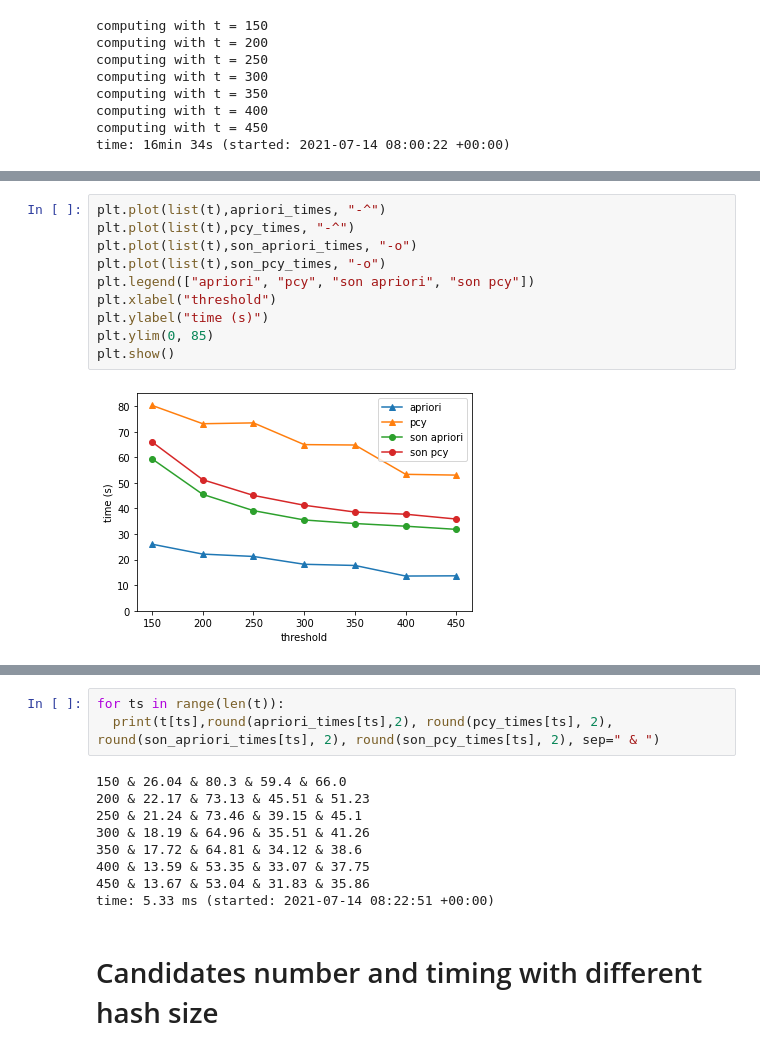
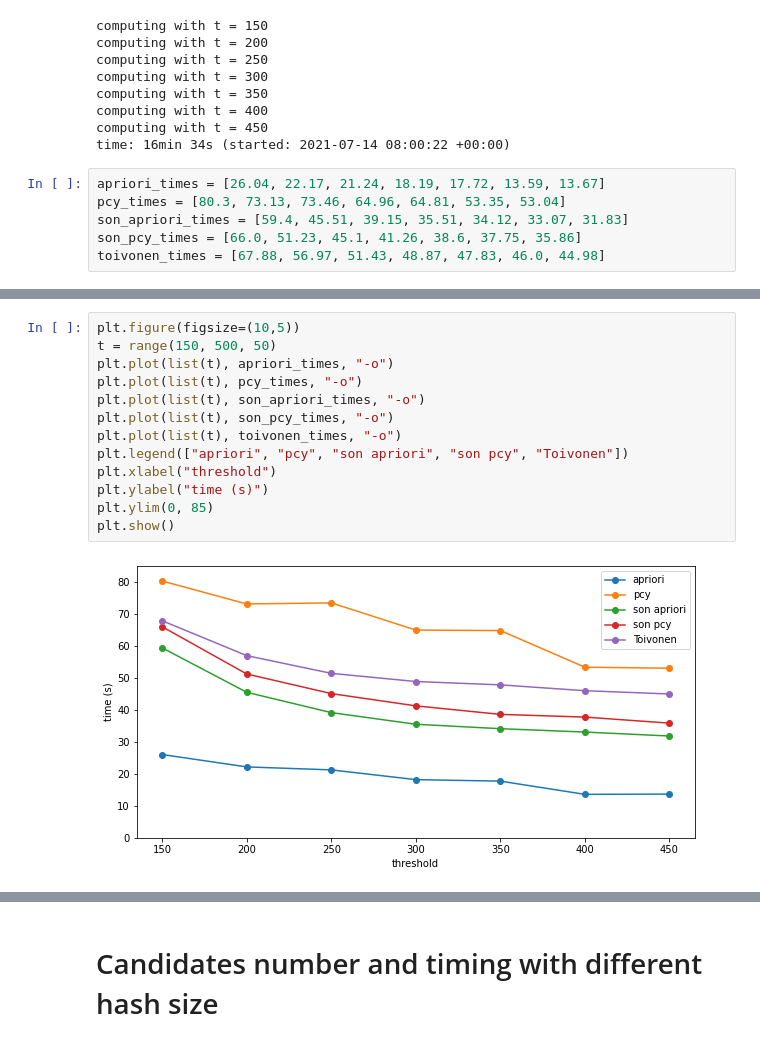
Before and after one commit to Bertonc98/ProgettoAMD, a Jupyter notebook: MarketBasketAnalysis.ipynb, the cells around one changed output, grey strips where cells are left out. Saved outputs shown, nothing was run; the diff lists cells and outputs as text.

Commit message:
Toivonen times with threshold

```diff
--- a/MarketBasketAnalysis.ipynb
+++ b/MarketBasketAnalysis.ipynb
@@ -618,3 +642,9 @@ computing with t = 350
 computing with t = 400
 computing with t = 450
 time: 16min 34s (started: 2021-07-14 08:00:22 +00:00)
+# %%
+apriori_times = [26.04, 22.17, 21.24, 18.19, 17.72, 13.59, 13.67]
+pcy_times = [80.3, 73.13, 73.46, 64.96, 64.81, 53.35, 53.04]
+son_apriori_times = [59.4, 45.51, 39.15, 35.51, 34.12, 33.07, 31.83]
+son_pcy_times = [66.0, 51.23, 45.1, 41.26, 38.6, 37.75, 35.86]
+toivonen_times = [67.88, 56.97, 51.43, 48.87, 47.83, 46.0, 44.98]
@@ -621,12 +653,15 @@ time: 16min 34s (started: 2021-07-14 08:00:22 +00:00)
 # %%
-plt.plot(list(t),apriori_times, "-^")
-plt.plot(list(t),pcy_times, "-^")
-plt.plot(list(t),son_apriori_times, "-o")
-plt.plot(list(t),son_pcy_times, "-o")
-plt.legend(["apriori", "pcy", "son apriori", "son pcy"])
+plt.figure(figsize=(10,5))
+t = range(150, 500, 50)
+plt.plot(list(t), apriori_times, "-o")
+plt.plot(list(t), pcy_times, "-o")
+plt.plot(list(t), son_apriori_times, "-o")
+plt.plot(list(t), son_pcy_times, "-o")
+plt.plot(list(t), toivonen_times, "-o")
+plt.legend(["apriori", "pcy", "son apriori", "son pcy", "Toivonen"])
 plt.xlabel("threshold")
 plt.ylabel("time (s)")
 plt.ylim(0, 85)
 plt.show()
 # %% [output]
-[figure, old version]
+[figure, new version]
@@ -634,15 +669,3 @@ time: 240 ms (started: 2021-07-14 08:19:37 +00:00)
-# %%
-for ts in range(len(t)):
-  print(t[ts],round(apriori_times[ts],2), round(pcy_times[ts], 2), round(son_apriori_times[ts], 2), round(son_pcy_times[ts], 2), sep=" & ")
-# %% [output]
-150 & 26.04 & 80.3 & 59.4 & 66.0
-200 & 22.17 & 73.13 & 45.51 & 51.23
-250 & 21.24 & 73.46 & 39.15 & 45.1
-300 & 18.19 & 64.96 & 35.51 & 41.26
-350 & 17.72 & 64.81 & 34.12 & 38.6
-400 & 13.59 & 53.35 & 33.07 & 37.75
-450 & 13.67 & 53.04 & 31.83 & 35.86
-time: 5.33 ms (started: 2021-07-14 08:22:51 +00:00)
 # %% [markdown]
 # Candidates number and timing with different hash size
 # %%
```
Also changed, not shown: parts of 12 cells of this notebook.
